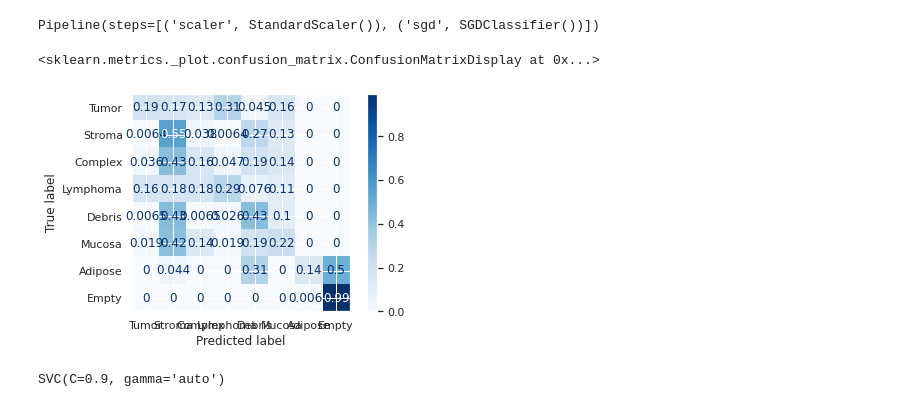
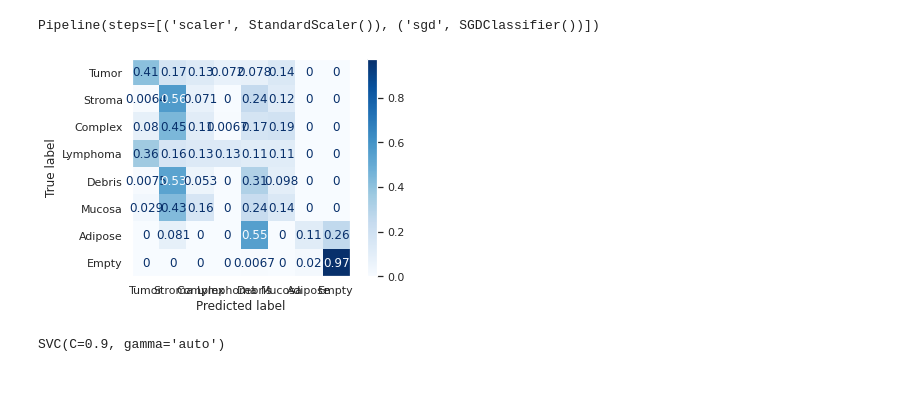
Before and after one commit to sharyar/CLFModelComparison, a Jupyter notebook: 02_Data_Preprocessing/inital_tests.ipynb, the cells around one changed output. Saved outputs shown, nothing was run; the diff lists cells and outputs as text; code cells hidden in the pictures.

```diff
--- a/02_Data_Preprocessing/inital_tests.ipynb
+++ b/02_Data_Preprocessing/inital_tests.ipynb
@@ -47,12 +56,16 @@ import plotly.express as px
 # %%
 df = pd.read_csv('../01_Data_Files/hmnist_64_64_L.csv', engine='c') # read 64x64 gray scale images as csv
 
-dict_class_names = {1: 'Tumor', 2:'Stroma', 3:'Complex', 4:'Lymphoma', 5:'Debris', 6:'Mucosa', 7:'Adipose', 8:'Empty'}
+df['label'] = df['label'] -1
+
+dict_class_names = {0: 'Tumor', 1:'Stroma', 2:'Complex', 3:'Lymphoma', 4:'Debris', 5:'Mucosa', 6:'Adipose', 7:'Empty'}
 df['label_name'] = df['label'].map(dict_class_names)
 class_names = ['Tumor', 'Stroma', 'Complex', 'Lymphoma', 'Debris', 'Mucosa', 'Adipose', 'Empty']
 # %%
-X = df.loc[:, (df.columns != 'label') & (df.columns != 'label_name')].values
-y = df.loc[:, (df.columns == 'label')].values
+X = (df.loc[:, (df.columns != 'label') & (df.columns != 'label_name')].values)/255
+y = (df.loc[:, (df.columns == 'label')].values)
+# %%
+X = np.reshape(X, (5000, 64,64))
 # %%
 # Sanity check:
 print(f'Is the length of X, X_extracted & Y equal? It should be: {len(X) == len(y)}')
@@ -65,14 +78,14 @@ X_train, X_test, y_train, y_test = train_test_split(X, y)
 # Build pipeline for SGD:
 pipe_SGD = Pipeline([('scaler', StandardScaler()), ('sgd', SGDClassifier())])
 # %%
-pipe_SGD.fit(X_train, y_train)
+pipe_SGD.fit(X_train, np.ravel(y_train))
 # %% [output]
 Pipeline(steps=[('scaler', StandardScaler()), ('sgd', SGDClassifier())])
 # %%
 plot_confusion_matrix(estimator=pipe_SGD, X=X_test, y_true=y_test, cmap=plt.cm.Blues, normalize='true', display_labels=class_names)
+plt.grid(False)
 # %% [output]
-<sklearn.metrics._plot.confusion_matrix.ConfusionMatrixDisplay at 0x...>
-[figure, old version]
+[figure, new version]
 # %%
 clf_svm = svm.SVC(kernel='rbf', gamma='auto', C=0.9) # default params to begin with
 # clf_svm_ex = svm.LinearSVC()
```
Also changed, not shown: parts of 14 cells of this notebook, 2 other files.
